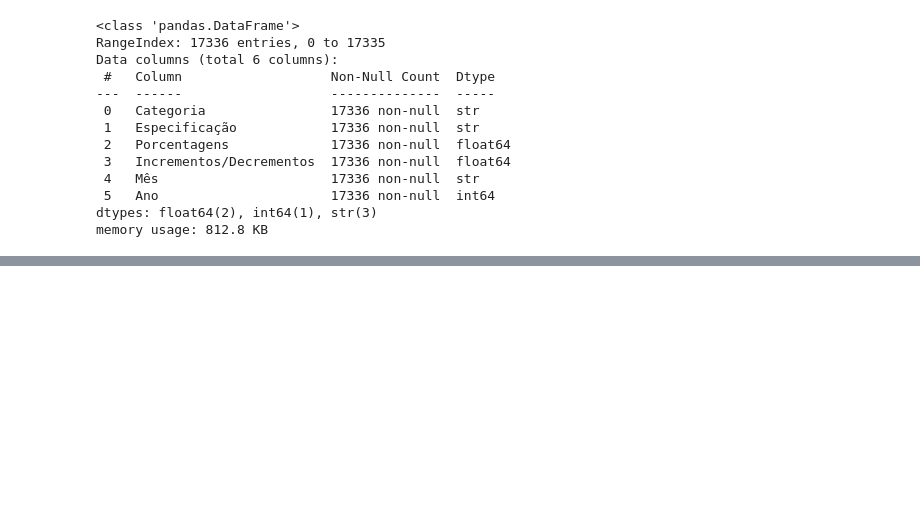
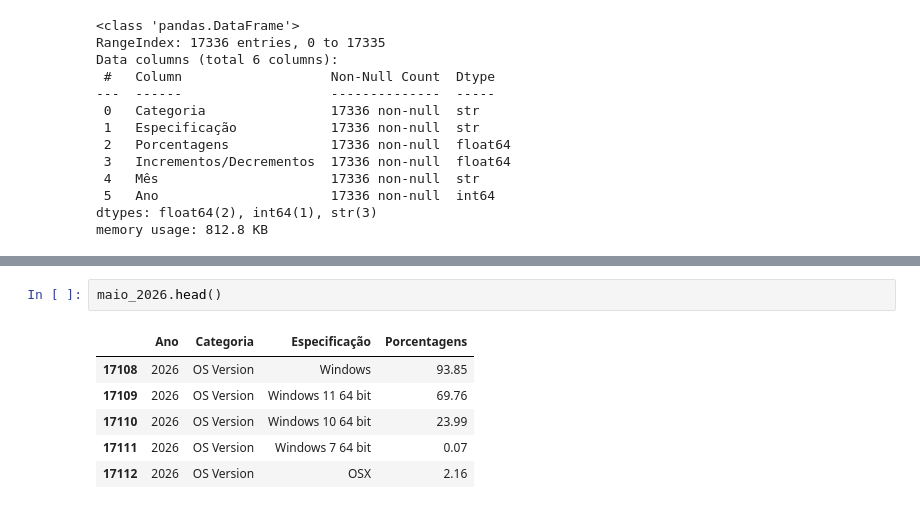
Before and after one commit to caiopaiva92/Trabalho-ICD-, a Jupyter notebook: Análise dos dados/EDA_dados_mensais_unificados.ipynb, the cells around one changed output, grey strips where cells are left out. Saved outputs shown, nothing was run; the diff lists cells and outputs as text; blank space fills up the shorter version.

```diff
--- a/Análise dos dados/EDA_dados_mensais_unificados.ipynb
+++ b/Análise dos dados/EDA_dados_mensais_unificados.ipynb
@@ -209,0 +273,9 @@ memory usage: 812.8 KB
+# %%
+maio_2026.head()
+# %% [output]
+|  | Ano | Categoria | Especificação | Porcentagens |
+| 17108 | 2026 | OS Version | Windows | 93.85 |
+| 17109 | 2026 | OS Version | Windows 11 64 bit | 69.76 |
+| 17110 | 2026 | OS Version | Windows 10 64 bit | 23.99 |
+| 17111 | 2026 | OS Version | Windows 7 64 bit | 0.07 |
+| 17112 | 2026 | OS Version | OSX | 2.16 |
```
Also changed, not shown: parts of 13 cells of this notebook, 2 other files.
